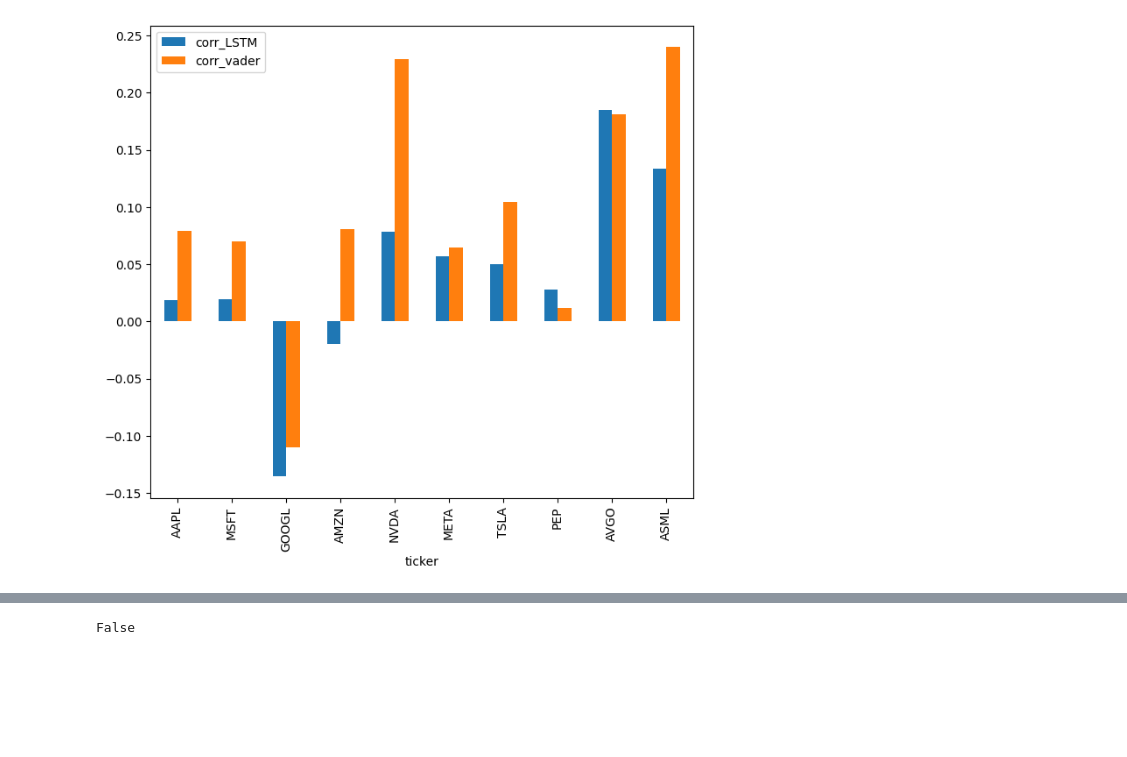
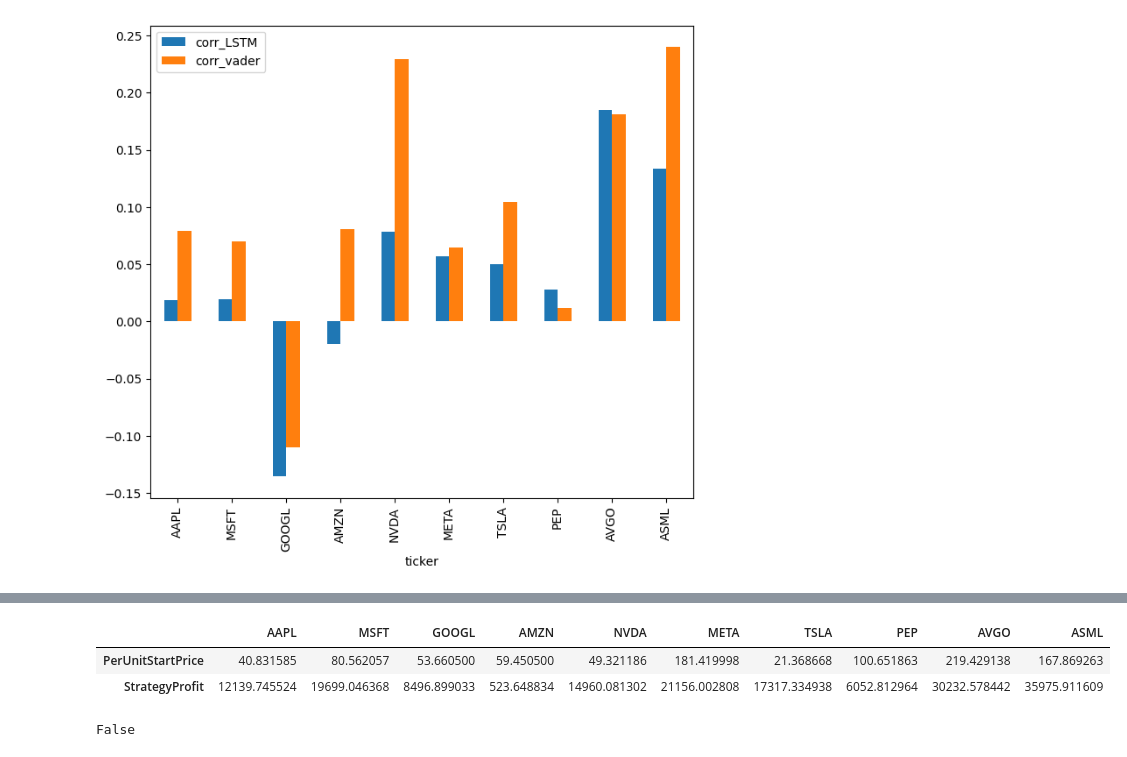
Before and after one commit to fedor44/Sentiment_for_Stock_Investment_Strategy, a Jupyter notebook: Untitled48.ipynb, the cells around one changed output, grey strips where cells are left out. Cells and saved outputs as stored; diff of their text form; code cells hidden in the pictures; blank space fills up the shorter version.

```diff
--- a/Untitled48.ipynb
+++ b/Untitled48.ipynb
@@ -760,0 +774,12 @@ Profit: 5940.25
+# %%
+# 감정 지표를 기반으로 전체 주식에 대해 투자 후 수익 확인
+all_tickers = {}
+tickers = ['AAPL','MSFT','GOOGL','AMZN','NVDA','META','TSLA', 'PEP','AVGO','ASML']
+
+for ticker in tickers:
+  date_sentiment = df_finalData[df_finalData['ticker'].isin([ticker])]
+  date_sentiment = date_sentiment[['date','sentiment_vader']]
+  date_sentiment['date'] = pd.to_datetime(date_sentiment['date'], format='%Y-%m-%d').dt.date
+  date_sentiment = date_sentiment.set_index('date')['sentiment_vader']
+  date_sentiment = date_sentiment.to_dict()
+  all_tickers[ticker] = run_strategy(ticker, start = '2018-01-01', end = '2023-05-31')
@@ -761,3 +804,9 @@ Profit: 5940.25
+# %%
+pd.DataFrame.from_dict(all_tickers).set_index([pd.Index(["PerUnitStartPrice", 'StrategyProfit'])])
+# %% [output]
+|  | AAPL | MSFT | GOOGL | AMZN | NVDA | META | TSLA | PEP | AVGO | ASML |
+| PerUnitStartPrice | 40.831585 | 80.562057 | 53.660500 | 59.450500 | 49.321186 | 181.419998 | 21.368668 | 100.651863 | 219.429138 | 167.869263 |
+| StrategyProfit | 12139.745524 | 19699.046368 | 8496.899033 | 523.648834 | 14960.081302 | 21156.002808 | 17317.334938 | 6052.812964 | 30232.578442 | 35975.911609 |
 # %%
 import torch
 
```
Also changed, not shown: parts of 5 cells of this notebook.
